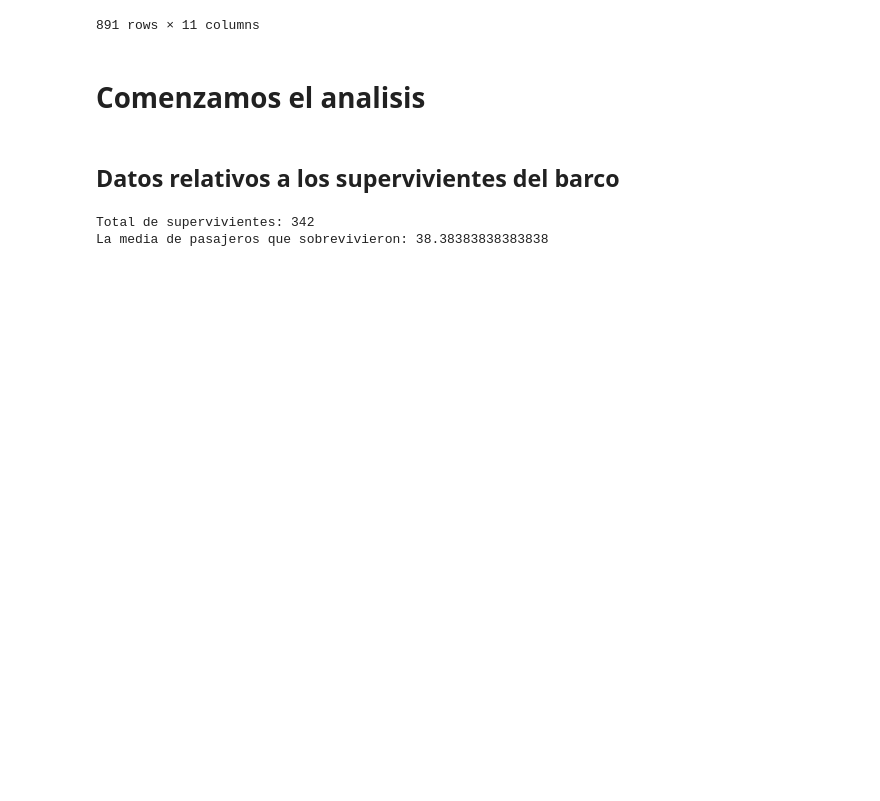
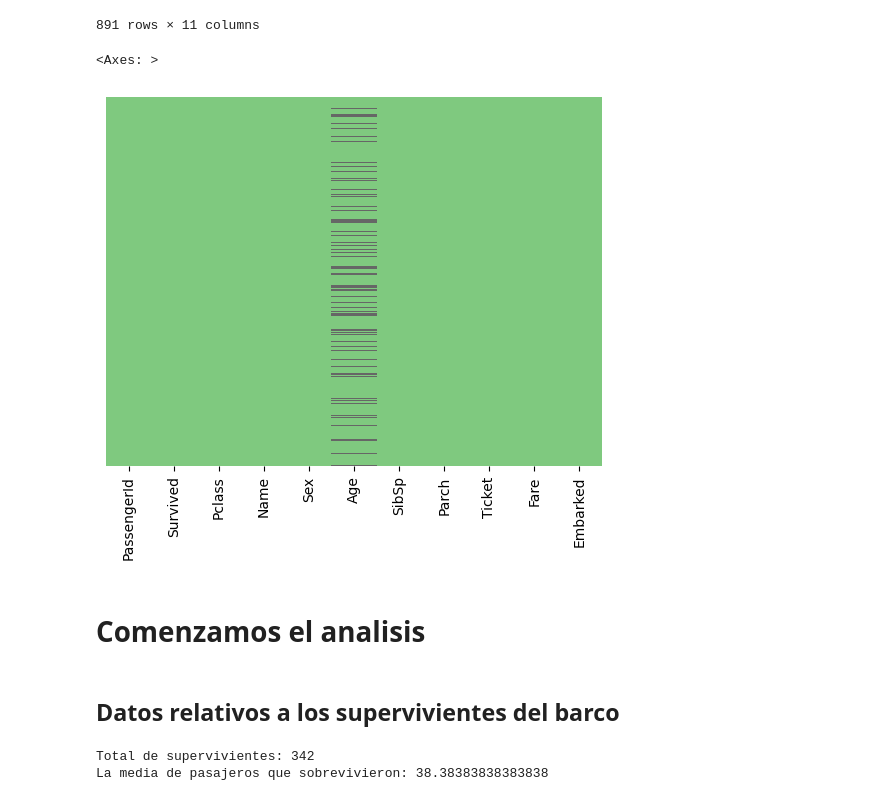
Before and after one commit to JavierMunBall/Titanic, a Jupyter notebook: Ejercicio Titanic Javier Muñoz.ipynb, the cells around one changed output. Drawn from its saved outputs; the diff is of its cells as text; code cells hidden in the pictures; blank space fills up the shorter version.

```diff
--- a/Ejercicio Titanic Javier Muñoz.ipynb
+++ b/Ejercicio Titanic Javier Muñoz.ipynb
@@ -174,6 +178,11 @@ df
 | 889 | 890 | 1 | 1 | Behr, Mr. Karl Howell | male | 26.0 | 0 | 0 | 111369 | 30.0000 | ... |
 | 890 | 891 | 0 | 3 | Dooley, Mr. Patrick | male | 32.0 | 0 | 0 | 370376 | 7.7500 | ... |
 891 rows × 11 columns
+# %%
+sns.heatmap(df.isnull(), cbar = False, yticklabels=False, cmap = 'Accent');
+# %% [output]
+<Axes: >
+[figure, added]
 # %% [markdown]
 # Comenzamos el analisis
 # %% [markdown]
```
Also changed, not shown: parts of 3 cells of this notebook.
